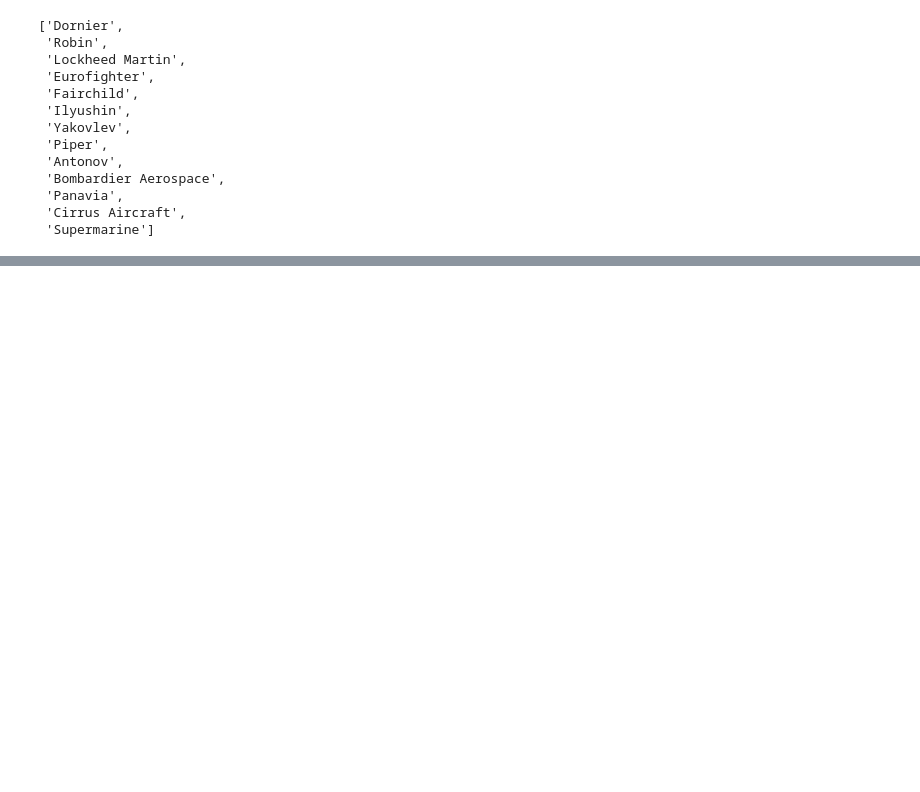
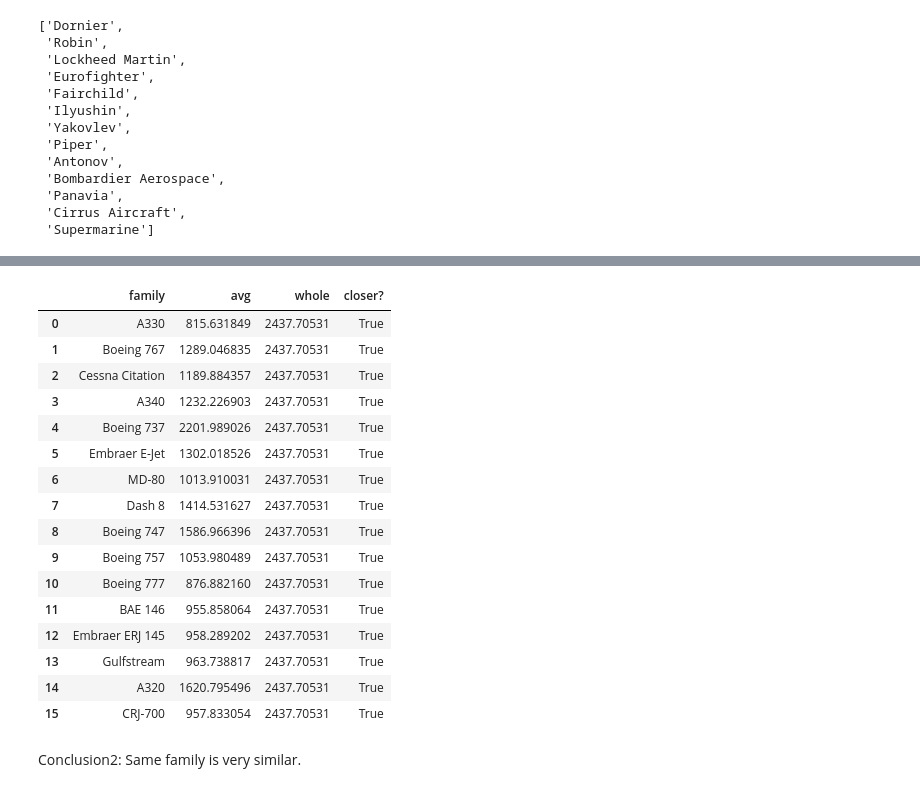
Before and after one commit to karino2/ClassSim, a Jupyter notebook: evaluate_similarity_fgvc.ipynb, the cells around one changed output, grey strips where cells are left out. Cells and saved outputs as stored; diff of their text form; code cells hidden in the pictures; blank space fills up the shorter version.

```diff
--- a/evaluate_similarity_fgvc.ipynb
+++ b/evaluate_similarity_fgvc.ipynb
@@ -285,0 +364,27 @@ dtype: bool
+# %%
+avg_fam_pd = avg_family_df(pddf)
+# %%
+avg_fam_pd["whole"] = whole_average(pddf)
+avg_fam_pd["closer?"] = avg_fam_pd["avg"]<avg_fam_pd["whole"]
+# %%
+avg_fam_pd
+# %% [output]
+|  | family | avg | whole | closer? |
+| 0 | A330 | 815.631849 | 2437.70531 | True |
+| 1 | Boeing 767 | 1289.046835 | 2437.70531 | True |
+| 2 | Cessna Citation | 1189.884357 | 2437.70531 | True |
+| 3 | A340 | 1232.226903 | 2437.70531 | True |
+| 4 | Boeing 737 | 2201.989026 | 2437.70531 | True |
+| 5 | Embraer E-Jet | 1302.018526 | 2437.70531 | True |
+| 6 | MD-80 | 1013.910031 | 2437.70531 | True |
+| 7 | Dash 8 | 1414.531627 | 2437.70531 | True |
+| 8 | Boeing 747 | 1586.966396 | 2437.70531 | True |
+| 9 | Boeing 757 | 1053.980489 | 2437.70531 | True |
+| 10 | Boeing 777 | 876.882160 | 2437.70531 | True |
+| 11 | BAE 146 | 955.858064 | 2437.70531 | True |
+| 12 | Embraer ERJ 145 | 958.289202 | 2437.70531 | True |
+| 13 | Gulfstream | 963.738817 | 2437.70531 | True |
+| 14 | A320 | 1620.795496 | 2437.70531 | True |
+| 15 | CRJ-700 | 957.833054 | 2437.70531 | True |
+# %% [markdown]
+Conclusion2: Same family is very similar.
```
Also changed, not shown: parts of 31 cells of this notebook.
